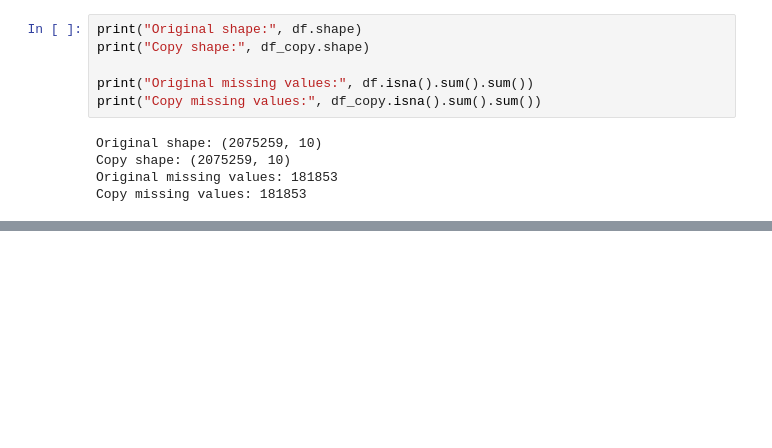
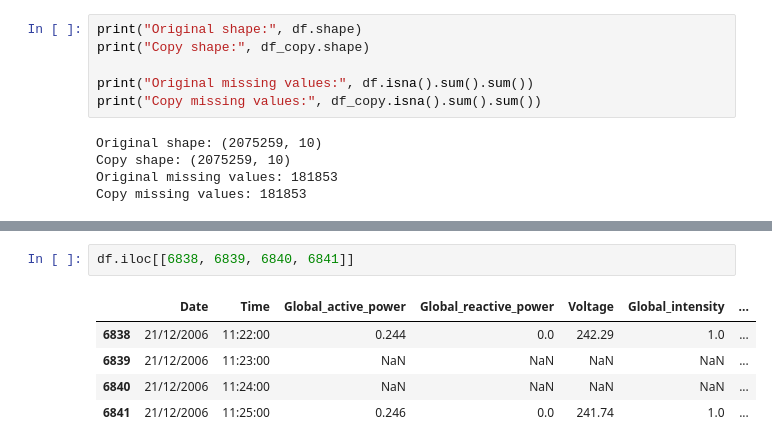
Before and after one commit to adityasagar1125-lgtm/EnergySense, a Jupyter notebook: notebooks/01_data_understanding.ipynb, the cells around one changed output, grey strips where cells are left out. Saved outputs shown, nothing was run; the diff lists cells and outputs as text; blank space fills up the shorter version.

```diff
--- a/notebooks/01_data_understanding.ipynb
+++ b/notebooks/01_data_understanding.ipynb
@@ -554,0 +555,8 @@ SyntaxError: incomplete input (2420292780.py, line 1)
+# %%
+df.iloc[[6838, 6839, 6840, 6841]]
+# %% [output]
+|  | Date | Time | Global_active_power | Global_reactive_power | Voltage | Global_intensity | ... |
+| 6838 | 21/12/2006 | 11:22:00 | 0.244 | 0.0 | 242.29 | 1.0 | ... |
+| 6839 | 21/12/2006 | 11:23:00 | NaN | NaN | NaN | NaN | ... |
+| 6840 | 21/12/2006 | 11:24:00 | NaN | NaN | NaN | NaN | ... |
+| 6841 | 21/12/2006 | 11:25:00 | 0.246 | 0.0 | 241.74 | 1.0 | ... |
```
Also changed, not shown: parts of 27 cells of this notebook, 1 other file.
